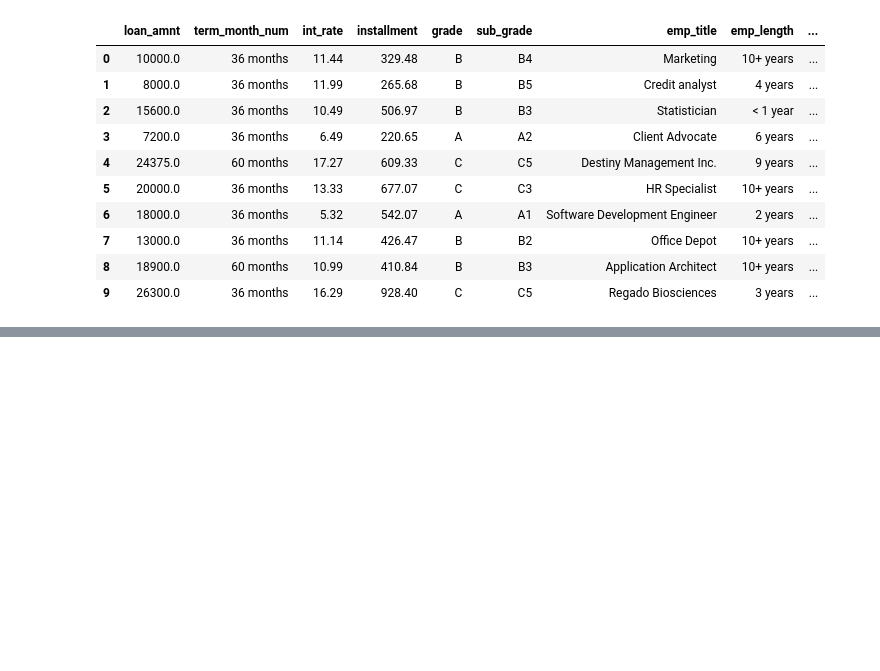
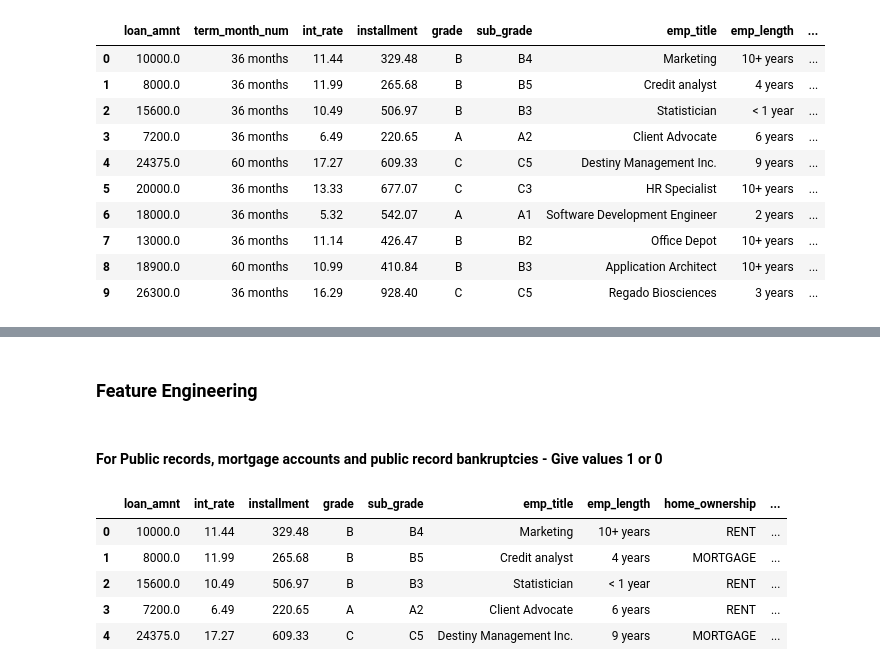
Before and after one commit to aswinvrpai/Study_Projects, a Jupyter notebook: loan_tap_eda.ipynb, the cells around one changed output, grey strips where cells are left out. Drawn from its saved outputs; the diff is of its cells as text; code cells hidden in the pictures; blank space fills up the shorter version.

```diff
--- a/loan_tap_eda.ipynb
+++ b/loan_tap_eda.ipynb
@@ -233,0 +262,17 @@ data_set
+# %% [markdown]
+### Feature Engineering
+# %% [markdown]
+#### For Public records, mortgage accounts and public record bankruptcies - Give values 1 or 0
+# %%
+data_set['pub_rec'] = [1 if i > 1 else 0 for i in data_set['pub_rec']]
+data_set['mort_acc'] = [1 if i > 1 else 0 for i in data_set['mort_acc']]
+data_set['pub_rec_bankruptcies'] = [1 if i > 1 else 0 for i in data_set['pub_rec_bankruptcies']]
+# %%
+data_set.head(5)
+# %% [output]
+|  | loan_amnt | int_rate | installment | grade | sub_grade | emp_title | emp_length | home_ownership | ... |
+| 0 | 10000.0 | 11.44 | 329.48 | B | B4 | Marketing | 10+ years | RENT | ... |
+| 1 | 8000.0 | 11.99 | 265.68 | B | B5 | Credit analyst | 4 years | MORTGAGE | ... |
+| 2 | 15600.0 | 10.49 | 506.97 | B | B3 | Statistician | < 1 year | RENT | ... |
+| 3 | 7200.0 | 6.49 | 220.65 | A | A2 | Client Advocate | 6 years | RENT | ... |
+| 4 | 24375.0 | 17.27 | 609.33 | C | C5 | Destiny Management Inc. | 9 years | MORTGAGE | ... |
```
Also changed, not shown: parts of 10 cells of this notebook.
